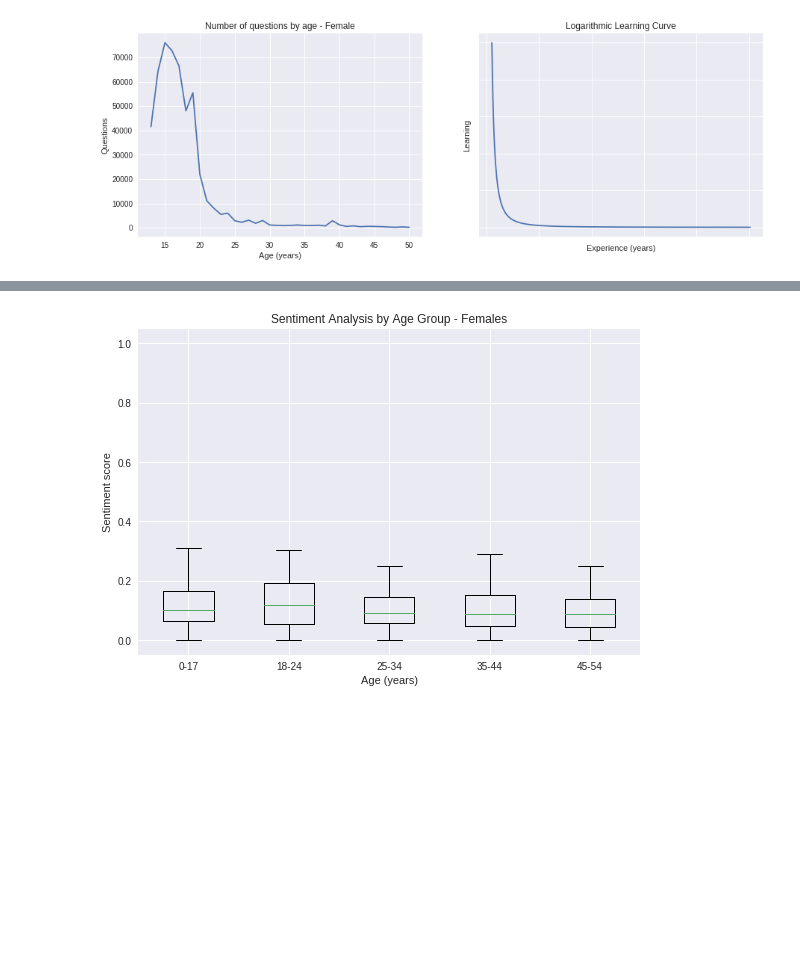
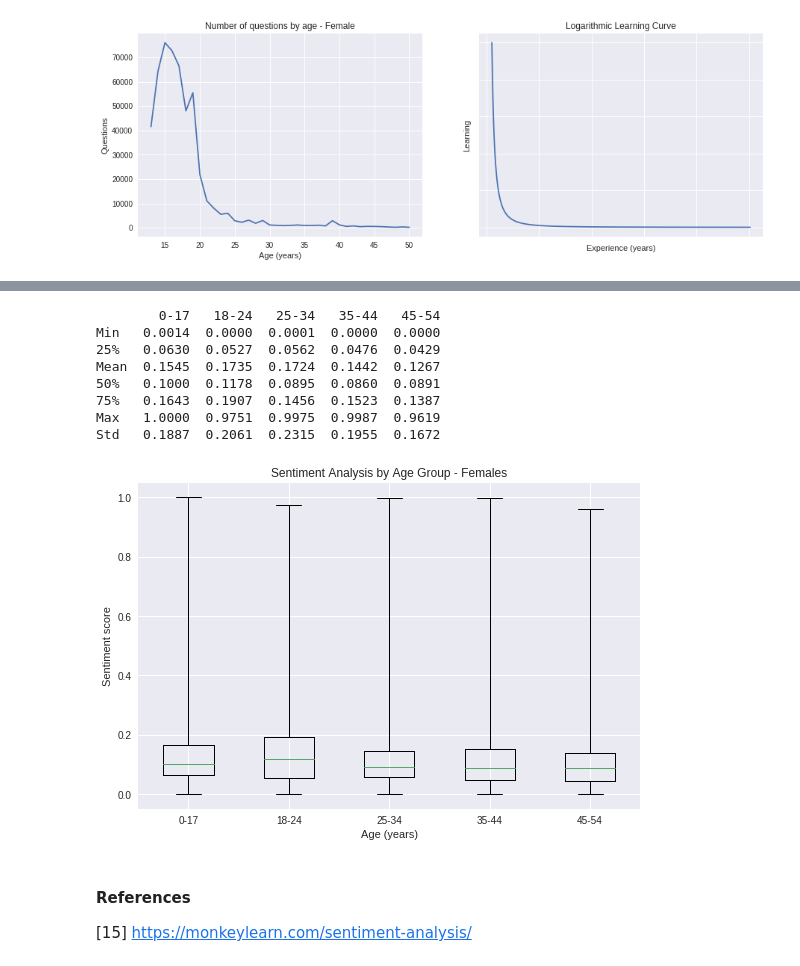
Before and after one commit to william-screen/iu-data-science-information-visualization-583, a Jupyter notebook: client-project/dysmenorrhea-v2.ipynb, the cells around one changed output, grey strips where cells are left out. Cells and saved outputs as stored; diff of their text form; code cells hidden in the pictures; blank space fills up the shorter version.

Commit message:
Updated box plot and added data table

```diff
--- a/client-project/dysmenorrhea-v2.ipynb
+++ b/client-project/dysmenorrhea-v2.ipynb
@@ -87,30 +95,60 @@ df_female_sentiment_25_34 = pd.read_csv(url_female_sentiment_25_34, sep=',')
 df_female_sentiment_35_44 = pd.read_csv(url_female_sentiment_35_44, sep=',')
 df_female_sentiment_45_54 = pd.read_csv(url_female_sentiment_45_54, sep=',')
 
-# Create List of all data files
-data_cols = ['0-17', '18-24', '25-34', '35-44', '45-54']
+# Create list of sentiment scores
 data = [df_female_sentiment_0_17['documents.score']
         ,df_female_sentiment_18_24['documents.score']
         ,df_female_sentiment_25_34['documents.score']
         ,df_female_sentiment_35_44['documents.score']
         ,df_female_sentiment_45_54['documents.score']]
 
+data_cols = ['0-17', '18-24', '25-34', '35-44', '45-54']
+data_rows = ['Min', '25%', 'Mean', '50%', '75%', 'Max', 'Std']
 
-# Create a figure instance
-fig = plt.figure(1, figsize=(9, 6))
+# Calcuate stats aggregates
+data_max = [round(x.max(),4) for x in data]
+data_avg = [round(x.mean(),4) for x in data]
+data_min = [round(x.min(),4) for x in data]
+data_std = [round(x.std(),4) for x in data]
+data_qrtl_25 = [round(x.quantile(0.25),4) for x in data]
+data_qrtl_50 = [round(x.quantile(0.50),4) for x in data]
+data_qrtl_75 = [round(x.quantile(0.75),4) for x in data]
 
-# Create an axes instance
-ax = fig.add_subplot(111)
+# Define a dictionary containing sentiment statistical score data
+data_stats = [data_min, data_qrtl_25, data_avg, data_qrtl_50, data_qrtl_75,data_max, data_std]
 
-# Create the boxplot
-bp = ax.boxplot(data)
+# Create DataFrame
+df_sentiment_data = pd.DataFrame(data_stats, index=data_rows, columns=data_cols)
 
-ax.set(xlabel='Age (years)', ylabel='Sentiment score',
-       title='Sentiment Analysis by Age Group - Females')
-
-# Custom x-axis labels
-ax.set_xticklabels(data_cols)
-
-plt.show()
+# Print DataFrame
+print(df_sentiment_data)
 # %% [output]
-[figure, removed]
+        0-17   18-24   25-34   35-44   45-54
+Min   0.0014  0.0000  0.0001  0.0000  0.0000
+25%   0.0630  0.0527  0.0562  0.0476  0.0429
+Mean  0.1545  0.1735  0.1724  0.1442  0.1267
+50%   0.1000  0.1178  0.0895  0.0860  0.0891
+75%   0.1643  0.1907  0.1456  0.1523  0.1387
+Max   1.0000  0.9751  0.9975  0.9987  0.9619
+Std   0.1887  0.2061  0.2315  0.1955  0.1672
+# %%
+
+# Create a figure instance
+fig = plt.figure(1, figsize=(9, 6))
+
+# Create an axes instance
+ax = fig.add_subplot(111)
+
+# Create the boxplot
+bp = ax.boxplot(data, whis=[0, 100], showfliers=True, labels=data_cols)
+
+ax.set(xlabel='Age (years)', ylabel='Sentiment score',
+       title='Sentiment Analysis by Age Group - Females')
+
+plt.show()
+# %% [output]
+[figure, added]
+# %% [markdown]
+
+#### References
+[15] https://monkeylearn.com/sentiment-analysis/
```
Also changed, not shown: parts of 4 cells of this notebook.
